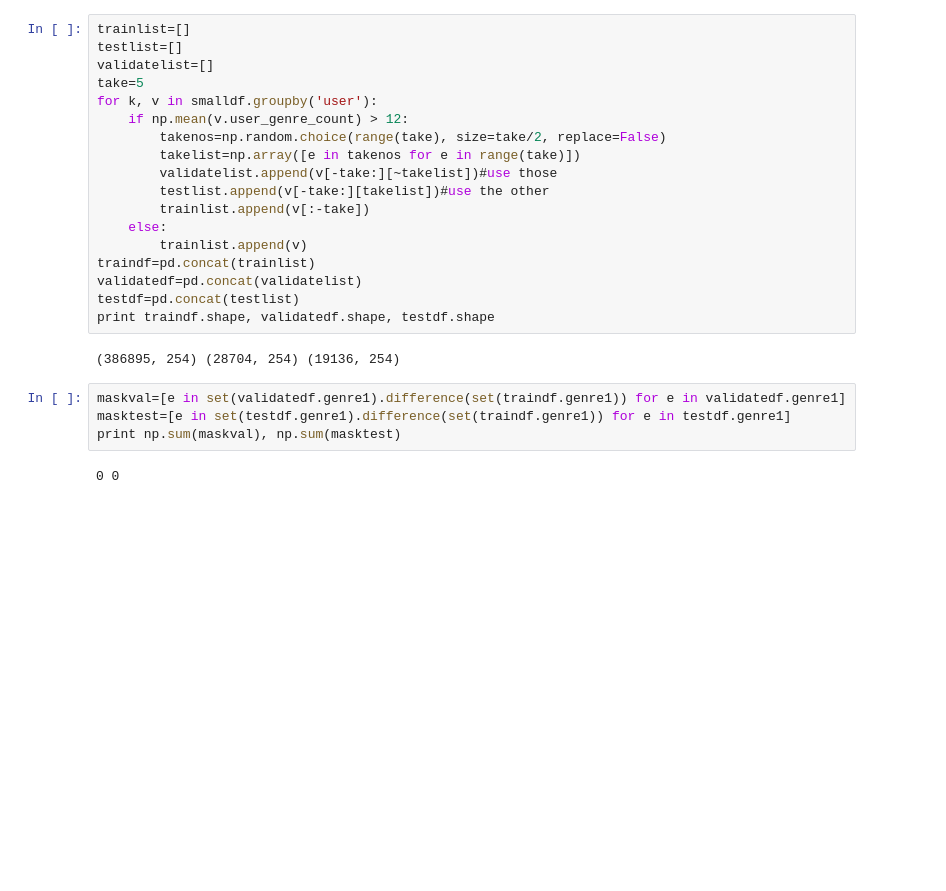
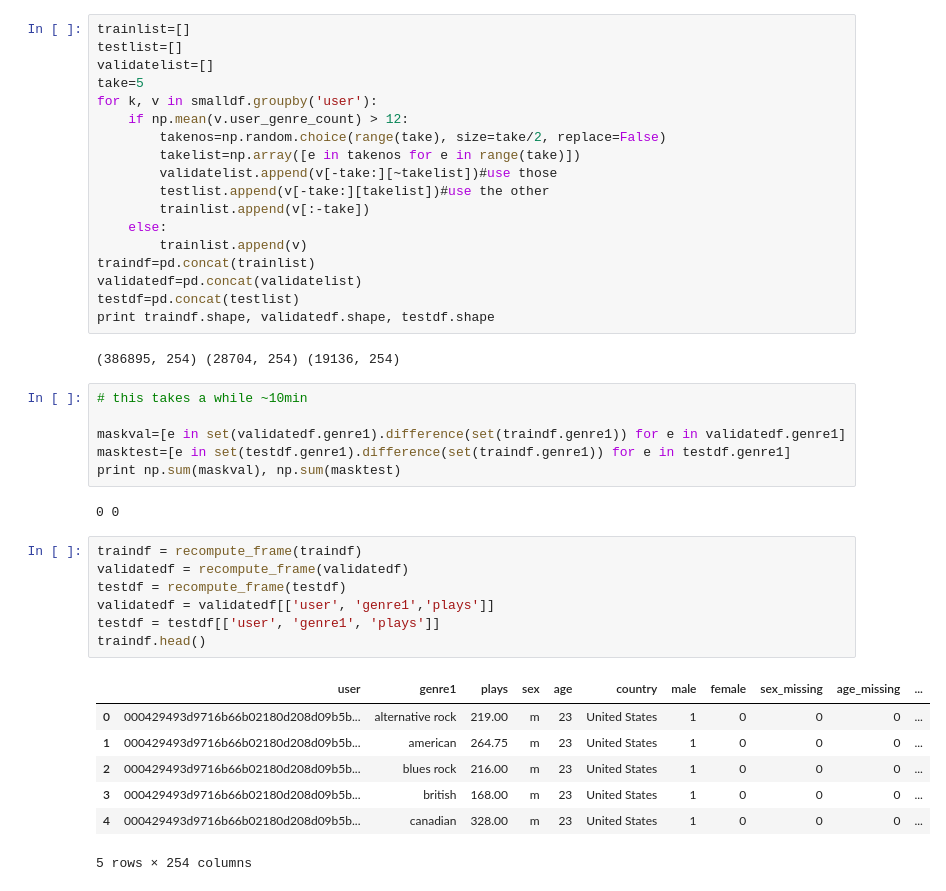
Before and after one commit to twkillian/cs181_practicals, a Jupyter notebook: Practical 3/Practical 3 AJP Final.ipynb, the cells around one changed output. Drawn from its saved outputs; the diff is of its cells as text; blank space fills up the shorter version.

```diff
--- a/Practical 3/Practical 3 AJP Final.ipynb
+++ b/Practical 3/Practical 3 AJP Final.ipynb
@@ -335,8 +335,25 @@ print traindf.shape, validatedf.shape, testdf.shape
 # %% [output]
 (386895, 254) (28704, 254) (19136, 254)
 # %%
+# this takes a while ~10min
+
 maskval=[e in set(validatedf.genre1).difference(set(traindf.genre1)) for e in validatedf.genre1]
 masktest=[e in set(testdf.genre1).difference(set(traindf.genre1)) for e in testdf.genre1]
 print np.sum(maskval), np.sum(masktest)
 # %% [output]
 0 0
+# %%
+traindf = recompute_frame(traindf)
+validatedf = recompute_frame(validatedf)
+testdf = recompute_frame(testdf)
+validatedf = validatedf[['user', 'genre1','plays']]
+testdf = testdf[['user', 'genre1', 'plays']]
+traindf.head()
+# %% [output]
+|  | user | genre1 | plays | sex | age | country | male | female | sex_missing | age_missing | ... |
+| 0 | 000429493d9716b66b02180d208d09b5b... | alternative rock | 219.00 | m | 23 | United States | 1 | 0 | 0 | 0 | ... |
+| 1 | 000429493d9716b66b02180d208d09b5b... | american | 264.75 | m | 23 | United States | 1 | 0 | 0 | 0 | ... |
+| 2 | 000429493d9716b66b02180d208d09b5b... | blues rock | 216.00 | m | 23 | United States | 1 | 0 | 0 | 0 | ... |
+| 3 | 000429493d9716b66b02180d208d09b5b... | british | 168.00 | m | 23 | United States | 1 | 0 | 0 | 0 | ... |
+| 4 | 000429493d9716b66b02180d208d09b5b... | canadian | 328.00 | m | 23 | United States | 1 | 0 | 0 | 0 | ... |
+5 rows × 254 columns
```
Also changed, not shown: parts of 14 cells of this notebook.
